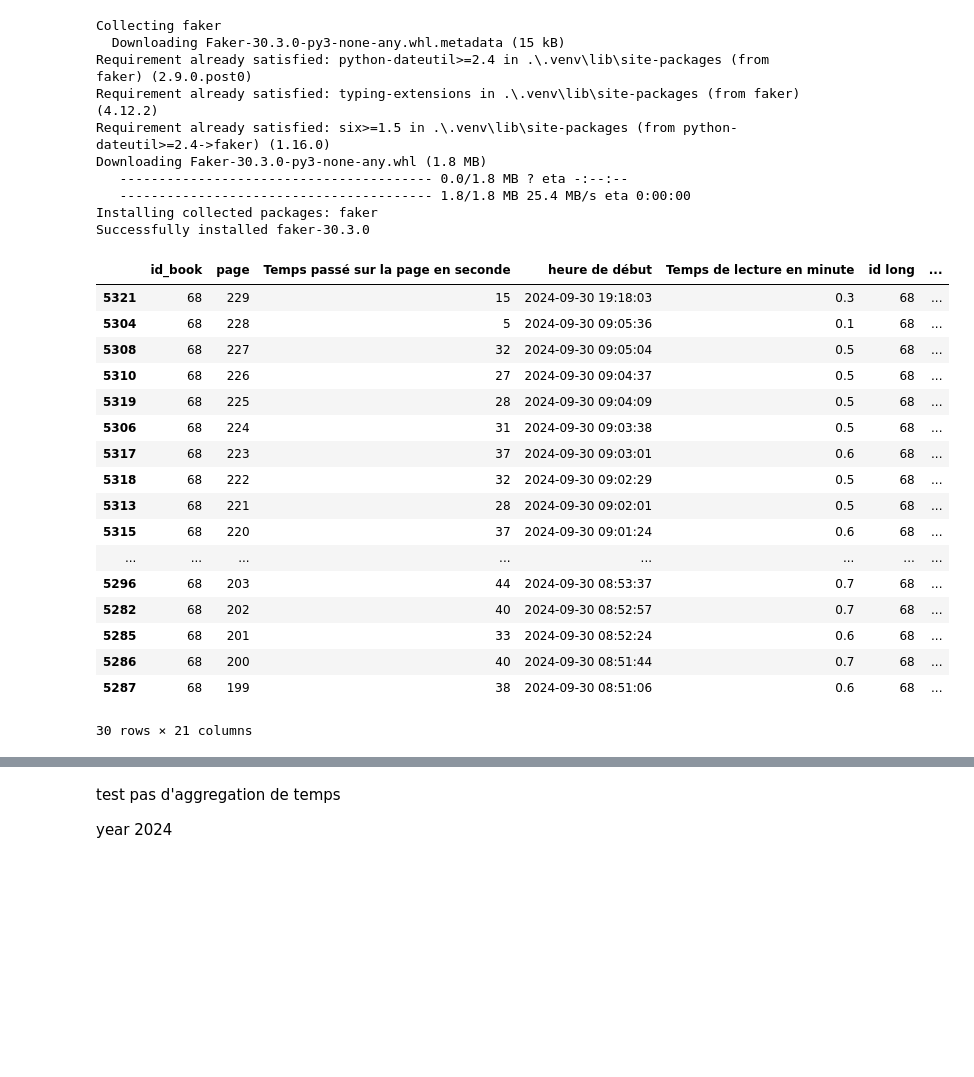
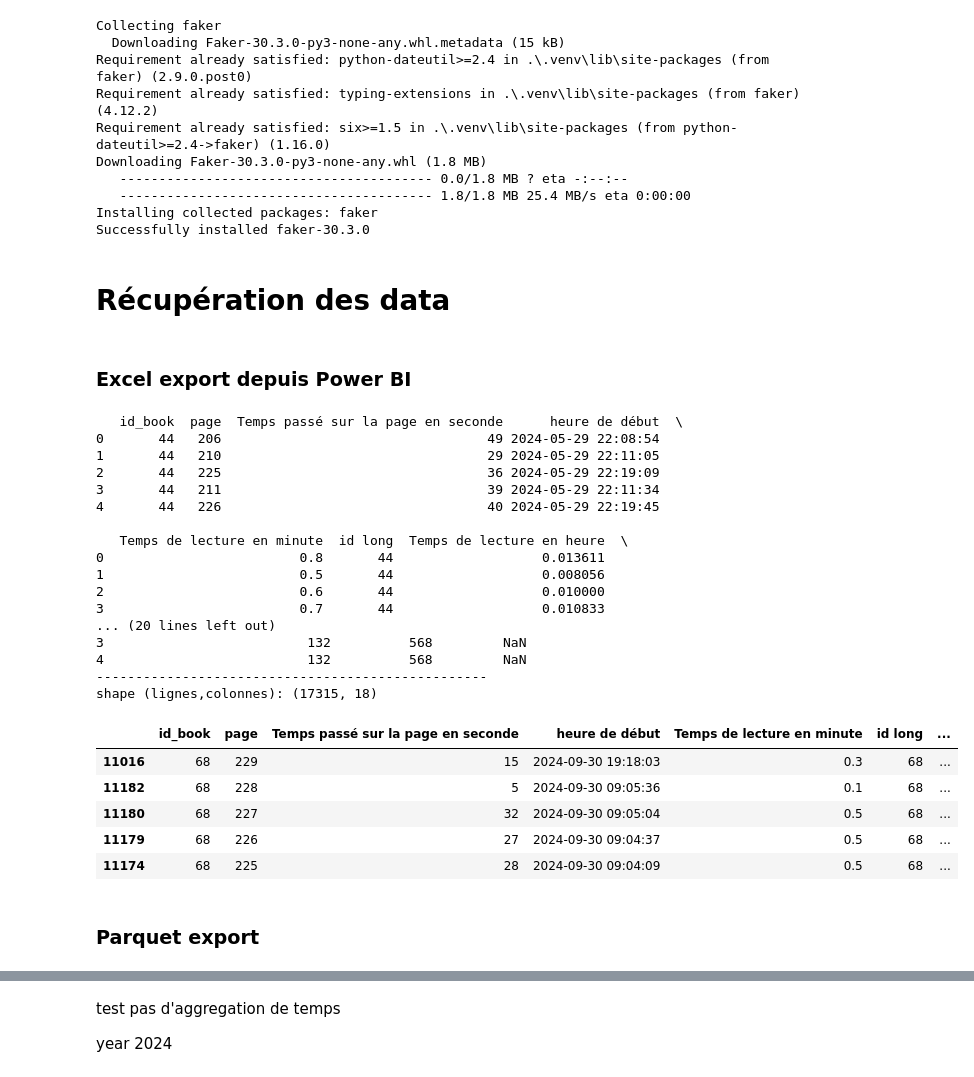
Before and after one commit to ChrisOlv/book_data_analysis, a Jupyter notebook: notebook_dataviz.ipynb, the cells around one changed output, grey strips where cells are left out. Drawn from its saved outputs; the diff is of its cells as text; code cells hidden in the pictures; blank space fills up the shorter version.

Commit message:
ajout_preparation_stat_dans_script_1

```diff
--- a/notebook_dataviz.ipynb
+++ b/notebook_dataviz.ipynb
@@ -24,21 +22,39 @@ df = pd.read_excel("export_xls\Stat_lectures_20241004.xlsx")
+# %% [markdown]
+# Récupération des data
+# %% [markdown]
+### Excel export depuis Power BI
+# %%
+df_excel = pd.read_excel("export_xls/stat_lectures_20241002.xlsx")
+
+print(df_excel.head(5))
+print("-" * 50)
+print("shape (lignes,colonnes):",df_excel.shape)
+# %% [output]
+   id_book  page  Temps passé sur la page en seconde      heure de début  \
+0       44   206                                  49 2024-05-29 22:08:54
+1       44   210                                  29 2024-05-29 22:11:05
+2       44   225                                  36 2024-05-29 22:19:09
+3       44   211                                  39 2024-05-29 22:11:34
+4       44   226                                  40 2024-05-29 22:19:45
+
+   Temps de lecture en minute  id long  Temps de lecture en heure  \
+0                         0.8       44                   0.013611
+1                         0.5       44                   0.008056
+2                         0.6       44                   0.010000
+3                         0.7       44                   0.010833
+... (20 lines left out)
+3                          132          568         NaN
+4                          132          568         NaN
+--------------------------------------------------
+shape (lignes,colonnes): (17315, 18)
 # %%
-df.sort_values(by='heure de début',ascending=False).head(30)
+df_excel.sort_values(by='heure de début',ascending=False).head(5)
 # %% [output]
 |  | id_book | page | Temps passé sur la page en seconde | heure de début | Temps de lecture en minute | id long | ... |
-| 5321 | 68 | 229 | 15 | 2024-09-30 19:18:03 | 0.3 | 68 | ... |
-| 5304 | 68 | 228 | 5 | 2024-09-30 09:05:36 | 0.1 | 68 | ... |
-| 5308 | 68 | 227 | 32 | 2024-09-30 09:05:04 | 0.5 | 68 | ... |
-| 5310 | 68 | 226 | 27 | 2024-09-30 09:04:37 | 0.5 | 68 | ... |
-| 5319 | 68 | 225 | 28 | 2024-09-30 09:04:09 | 0.5 | 68 | ... |
-| 5306 | 68 | 224 | 31 | 2024-09-30 09:03:38 | 0.5 | 68 | ... |
-| 5317 | 68 | 223 | 37 | 2024-09-30 09:03:01 | 0.6 | 68 | ... |
-| 5318 | 68 | 222 | 32 | 2024-09-30 09:02:29 | 0.5 | 68 | ... |
-| 5313 | 68 | 221 | 28 | 2024-09-30 09:02:01 | 0.5 | 68 | ... |
-| 5315 | 68 | 220 | 37 | 2024-09-30 09:01:24 | 0.6 | 68 | ... |
-| ... | ... | ... | ... | ... | ... | ... | ... |
-| 5296 | 68 | 203 | 44 | 2024-09-30 08:53:37 | 0.7 | 68 | ... |
-| 5282 | 68 | 202 | 40 | 2024-09-30 08:52:57 | 0.7 | 68 | ... |
-| 5285 | 68 | 201 | 33 | 2024-09-30 08:52:24 | 0.6 | 68 | ... |
-| 5286 | 68 | 200 | 40 | 2024-09-30 08:51:44 | 0.7 | 68 | ... |
-| 5287 | 68 | 199 | 38 | 2024-09-30 08:51:06 | 0.6 | 68 | ... |
+| 11016 | 68 | 229 | 15 | 2024-09-30 19:18:03 | 0.3 | 68 | ... |
+| 11182 | 68 | 228 | 5 | 2024-09-30 09:05:36 | 0.1 | 68 | ... |
+| 11180 | 68 | 227 | 32 | 2024-09-30 09:05:04 | 0.5 | 68 | ... |
+| 11179 | 68 | 226 | 27 | 2024-09-30 09:04:37 | 0.5 | 68 | ... |
+| 11174 | 68 | 225 | 28 | 2024-09-30 09:04:09 | 0.5 | 68 | ... |
-30 rows × 21 columns
+# %% [markdown]
+### Parquet export
```
Also changed, not shown: parts of 4 cells of this notebook, 3 other files.
